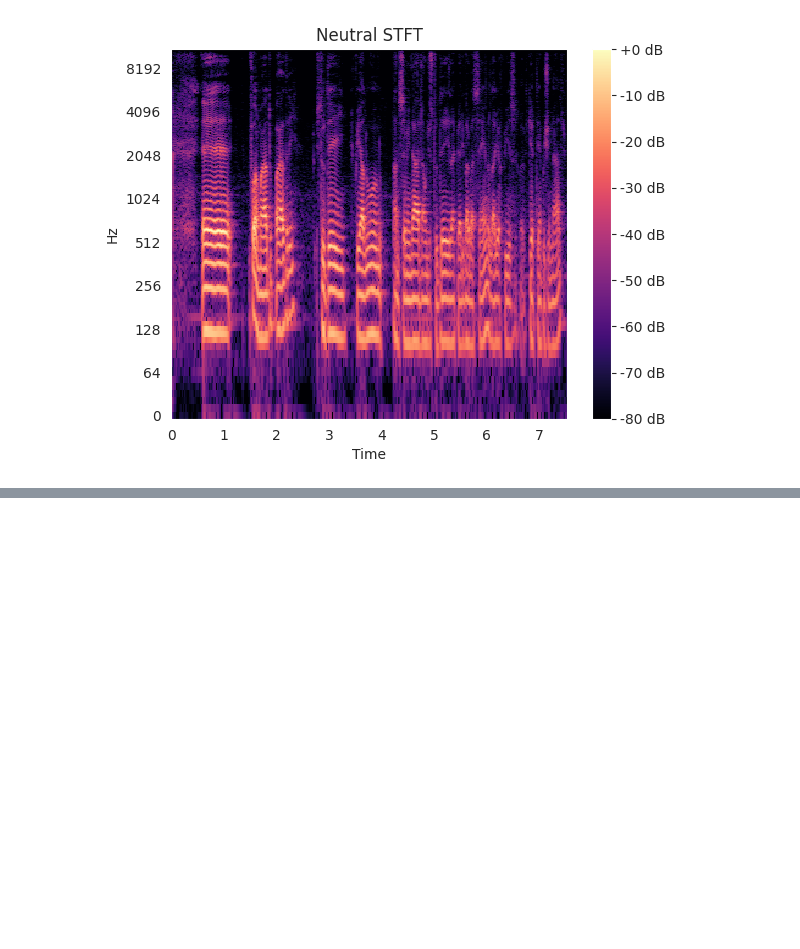
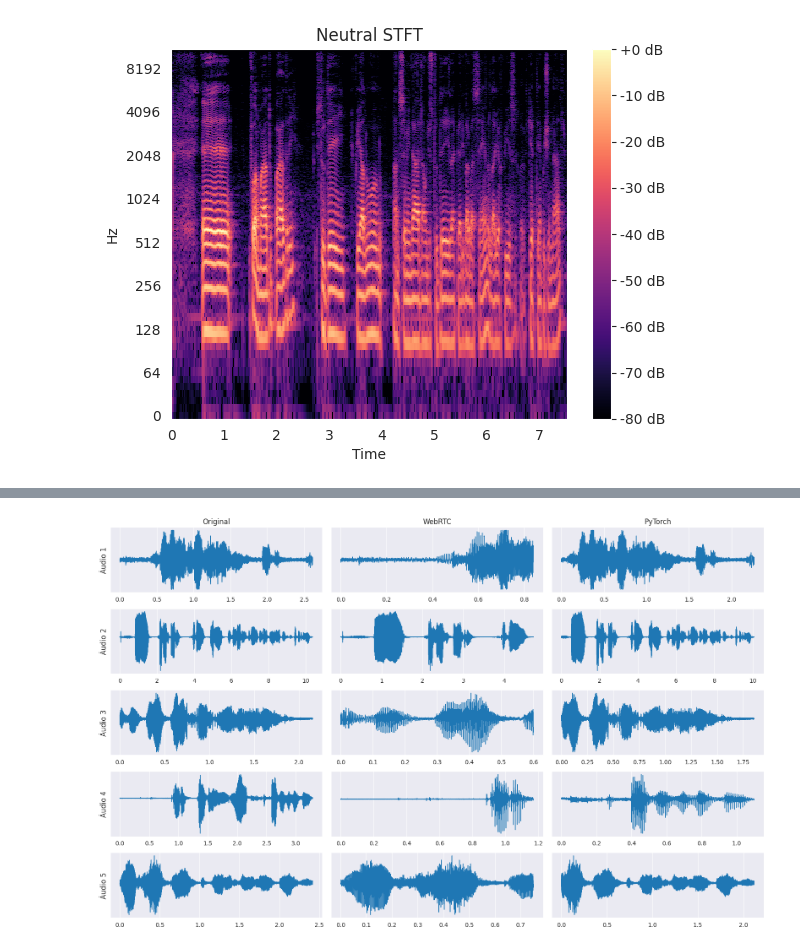
Before and after one commit to rafaelgreca/ser-wavelet, a Jupyter notebook: notebooks/analysis.ipynb, the cells around one changed output, grey strips where cells are left out. Cells and saved outputs as stored; diff of their text form; code cells hidden in the pictures; blank space fills up the shorter version.

```diff
--- a/notebooks/analysis.ipynb
+++ b/notebooks/analysis.ipynb
@@ -685,0 +603,41 @@ print(Y.shape)
+# %%
+titles = ['Original', 'WebRTC', 'PyTorch']
+list_audios = [0, 1, 2, 3, 4]
+list_functions = [None, apply_webrtc_vad, apply_vad]
+
+fig, axarr = plt.subplots(nrows=len(list_audios), ncols=3, figsize=(16, 10))
+
+for ii, file in enumerate(list_audios):
+    row_no = ii
+
+    for col_no, mode_name in enumerate(titles):
+        audio, _ = read_audio(
+            path=propor_train_df["file"].values.tolist()[file],
+            to_mono=True,
+            sample_rate=sr
+        )
+        func = list_functions[col_no]
+
+        if func != None:
+            audio = func(audio, sr)
+
+        if ii == 0:
+            axarr[row_no, col_no].set_title("{}".format(mode_name), fontsize=12)
+
+        if col_no == 0:
+            axarr[row_no, col_no].set_ylabel(f"Áudio {row_no+1}", fontsize=12)
+
+        audio = audio.numpy()
+
+        _, num_frames = audio.shape
+        time_axis = torch.arange(0, num_frames) / sr
+
+        axarr[row_no, col_no].plot(time_axis, audio[0], linewidth=1)
+        axarr[row_no, col_no].grid(True)
+        axarr[row_no, col_no].set_yticks([])
+        axarr[row_no, col_no].set_yticklabels([])
+
+plt.tight_layout()
+plt.savefig("../images/experimento_vad.png")
+# %% [output]
+[figure, added]
```
Also changed, not shown: parts of 15 cells of this notebook, 2 other files.
